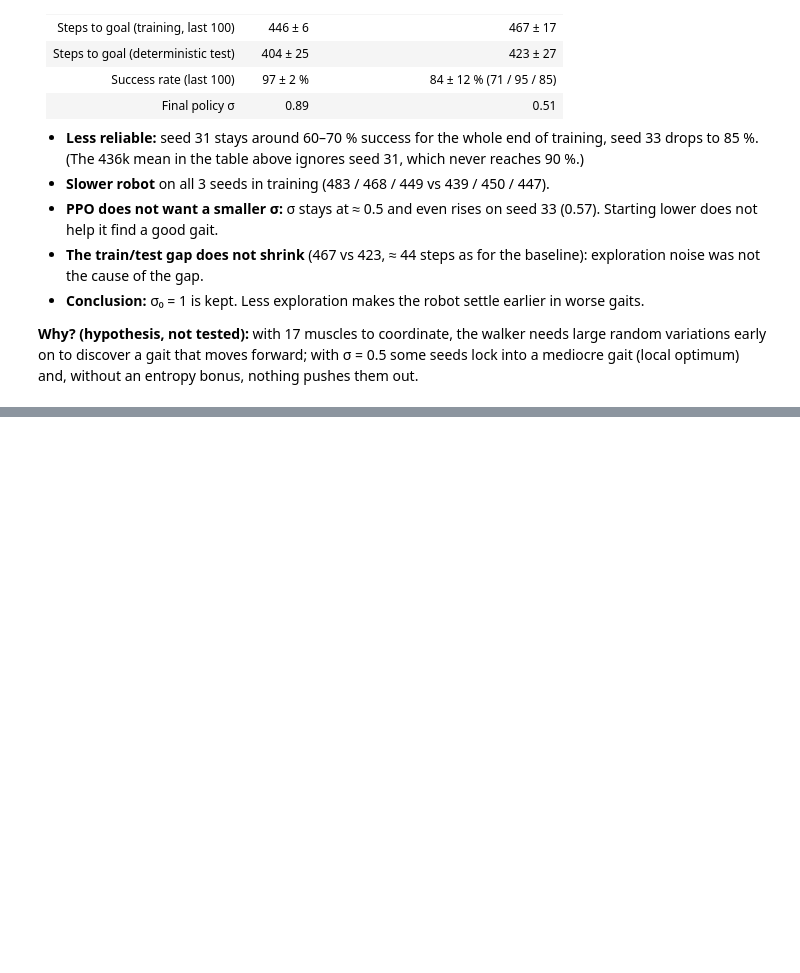
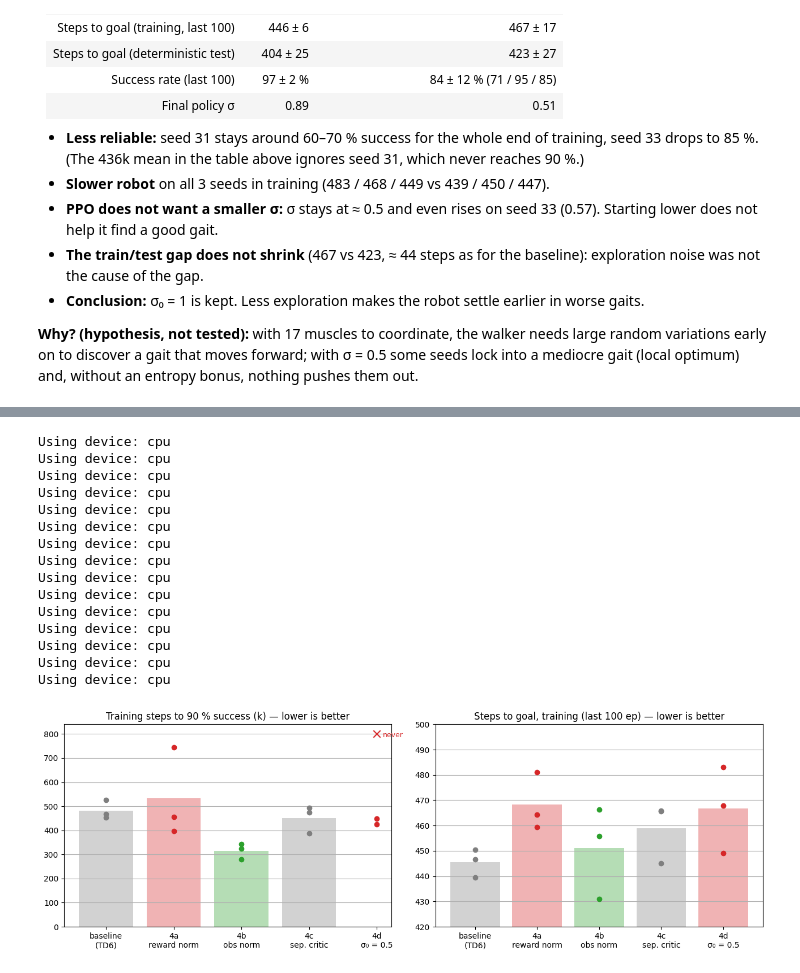
Before and after one commit to enzontl/evogym-coevolution, a Jupyter notebook: notebooks/03_ppo_optimisation.ipynb, the cells around one changed output, grey strips where cells are left out. Saved outputs shown, nothing was run; the diff lists cells and outputs as text; code cells hidden in the pictures; blank space fills up the shorter version.

Commit message:
Step 4e: best PPO config for the evolution (TD6 + observation normalisation), summary of step 4

```diff
--- a/notebooks/03_ppo_optimisation.ipynb
+++ b/notebooks/03_ppo_optimisation.ipynb
@@ -241,0 +246,43 @@ Using device: cpu
+# %%
+EXPERIMENTS = [("walker_baseline", "baseline\n(TD6)"), ("walker_4a_normreward", "4a\nreward norm"),
+               ("walker_4b_normobs", "4b\nobs norm"), ("walker_4c_sepcritic", "4c\nsep. critic"),
+               ("walker_4d_sigma05", "4d\nσ₀ = 0.5")]
+tables = {p: experiment_table(p, BODY) for p, _ in EXPERIMENTS}
+colors = ["tab:gray", "tab:red", "tab:green", "tab:gray", "tab:red"]
+
+fig, axes = plt.subplots(1, 2, figsize=(13, 4.5))
+for ax, col, title, scale in [(axes[0], "train_steps_to_90%_success", "Training steps to 90 % success (k)", 1e3),
+                              (axes[1], "steps_to_goal_last100", "Steps to goal, training (last 100 ep)", 1)]:
+    for i, ((p, label), c) in enumerate(zip(EXPERIMENTS, colors)):
+        v = tables[p][col] / scale
+        never = v.isna()
+        if not never.any():  # no mean bar when a seed never reaches 90 % (the mean of the others would mislead)
+            ax.bar(i, v.mean(), color=c, alpha=0.35)
+        ax.scatter([i] * (~never).sum(), v[~never], color=c, zorder=3)
+        if never.any():
+            ax.scatter([i] * never.sum(), [800] * never.sum(), marker="x", color=c, s=80, zorder=3)
+            ax.annotate("never", (i, 800), textcoords="offset points", xytext=(8, -4), fontsize=9, color=c)
+    ax.set_xticks(range(len(EXPERIMENTS)), [l for _, l in EXPERIMENTS])
+    ax.set(title=title + " — lower is better")
+    ax.grid(True, axis="y")
+axes[1].set_ylim(420, 500)
+plt.tight_layout()
+plt.savefig("../figures/04_summary.png", dpi=120)
+plt.show()
+# %% [output]
+Using device: cpu
+Using device: cpu
+Using device: cpu
+Using device: cpu
+Using device: cpu
+Using device: cpu
+Using device: cpu
+Using device: cpu
+Using device: cpu
+Using device: cpu
+Using device: cpu
+Using device: cpu
+Using device: cpu
+Using device: cpu
+Using device: cpu
+[figure, added]
```
Also changed, not shown: parts of 2 cells of this notebook, 3 other files.
